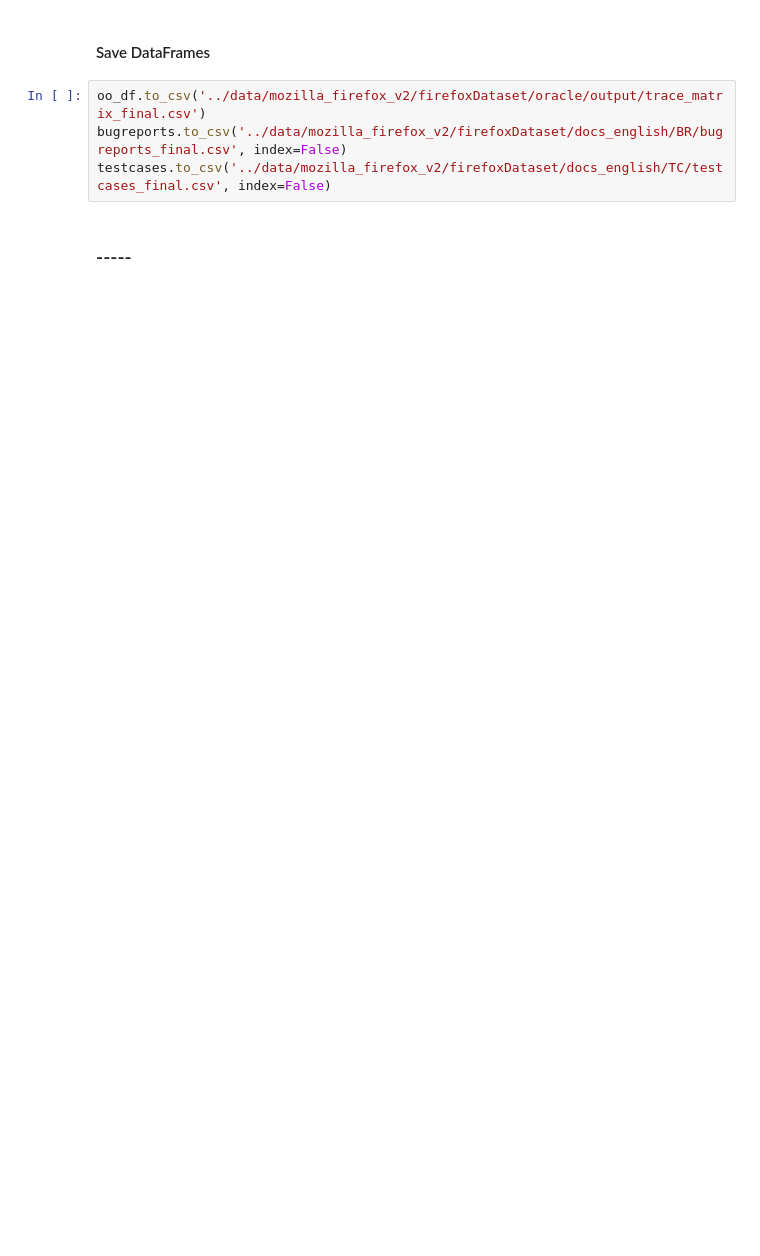
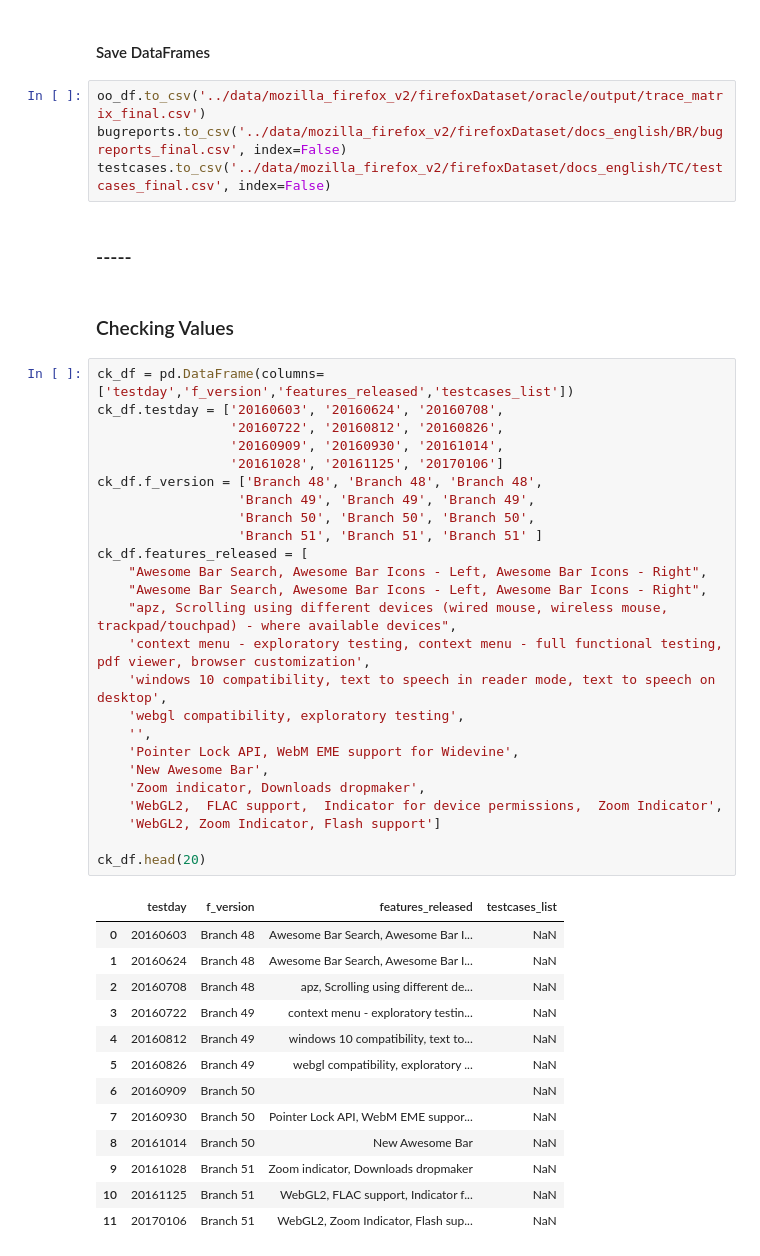
Before and after one commit to Pointpt/trace-link-recovery-study, a Jupyter notebook: scripts/input_proc_fx_v2.ipynb, the cells around one changed output. Cells and saved outputs as stored; diff of their text form; blank space fills up the shorter version.

```diff
--- a/scripts/input_proc_fx_v2.ipynb
+++ b/scripts/input_proc_fx_v2.ipynb
@@ -165,3 +164,44 @@ bugreports.to_csv('../data/mozilla_firefox_v2/firefoxDataset/docs_english/BR/bug
 testcases.to_csv('../data/mozilla_firefox_v2/firefoxDataset/docs_english/TC/testcases_final.csv', index=False)
 # %% [markdown]
 ### -----
+# %% [markdown]
+### Checking Values
+# %%
+ck_df = pd.DataFrame(columns=['testday','f_version','features_released','testcases_list'])
+ck_df.testday = ['20160603', '20160624', '20160708',
+                 '20160722', '20160812', '20160826',
+                 '20160909', '20160930', '20161014',
+                 '20161028', '20161125', '20170106']
+ck_df.f_version = ['Branch 48', 'Branch 48', 'Branch 48',
+                  'Branch 49', 'Branch 49', 'Branch 49',
+                  'Branch 50', 'Branch 50', 'Branch 50',
+                  'Branch 51', 'Branch 51', 'Branch 51' ]
+ck_df.features_released = [
+    "Awesome Bar Search, Awesome Bar Icons - Left, Awesome Bar Icons - Right",
+    "Awesome Bar Search, Awesome Bar Icons - Left, Awesome Bar Icons - Right",
+    "apz, Scrolling using different devices (wired mouse, wireless mouse, trackpad/touchpad) - where available devices",
+    'context menu - exploratory testing, context menu - full functional testing, pdf viewer, browser customization',
+    'windows 10 compatibility, text to speech in reader mode, text to speech on desktop',
+    'webgl compatibility, exploratory testing',
+    '',
+    'Pointer Lock API, WebM EME support for Widevine',
+    'New Awesome Bar',
+    'Zoom indicator, Downloads dropmaker',
+    'WebGL2,  FLAC support,  Indicator for device permissions,  Zoom Indicator',
+    'WebGL2, Zoom Indicator, Flash support']
+
+ck_df.head(20)
+# %% [output]
+|  | testday | f_version | features_released | testcases_list |
+| 0 | 20160603 | Branch 48 | Awesome Bar Search, Awesome Bar I... | NaN |
+| 1 | 20160624 | Branch 48 | Awesome Bar Search, Awesome Bar I... | NaN |
+| 2 | 20160708 | Branch 48 | apz, Scrolling using different de... | NaN |
+| 3 | 20160722 | Branch 49 | context menu - exploratory testin... | NaN |
+| 4 | 20160812 | Branch 49 | windows 10 compatibility, text to... | NaN |
+| 5 | 20160826 | Branch 49 | webgl compatibility, exploratory ... | NaN |
+| 6 | 20160909 | Branch 50 |  | NaN |
+| 7 | 20160930 | Branch 50 | Pointer Lock API, WebM EME suppor... | NaN |
+| 8 | 20161014 | Branch 50 | New Awesome Bar | NaN |
+| 9 | 20161028 | Branch 51 | Zoom indicator, Downloads dropmaker | NaN |
+| 10 | 20161125 | Branch 51 | WebGL2, FLAC support, Indicator f... | NaN |
+| 11 | 20170106 | Branch 51 | WebGL2, Zoom Indicator, Flash sup... | NaN |
```
Also changed, not shown: parts of 3 cells of this notebook, 10 other files.
